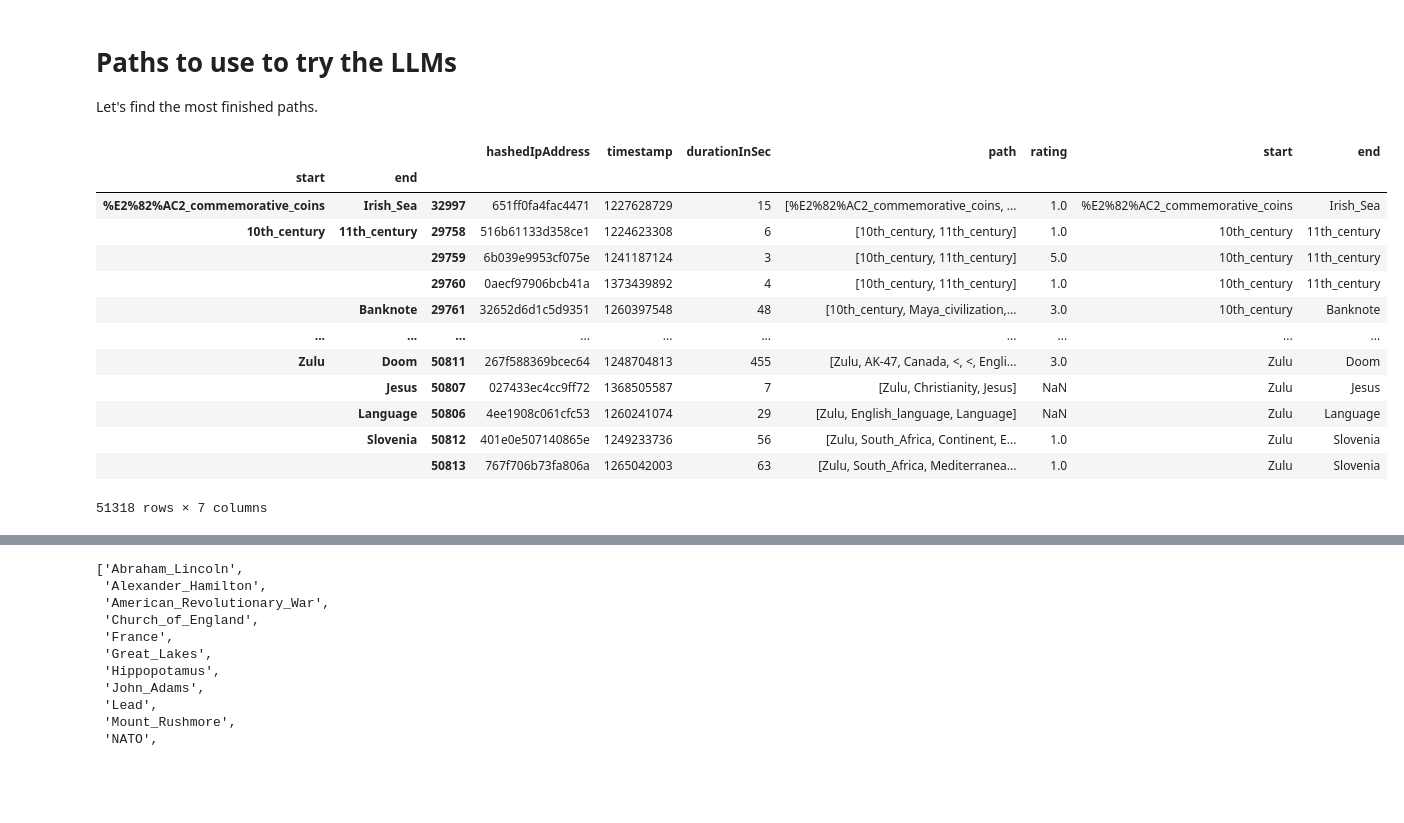
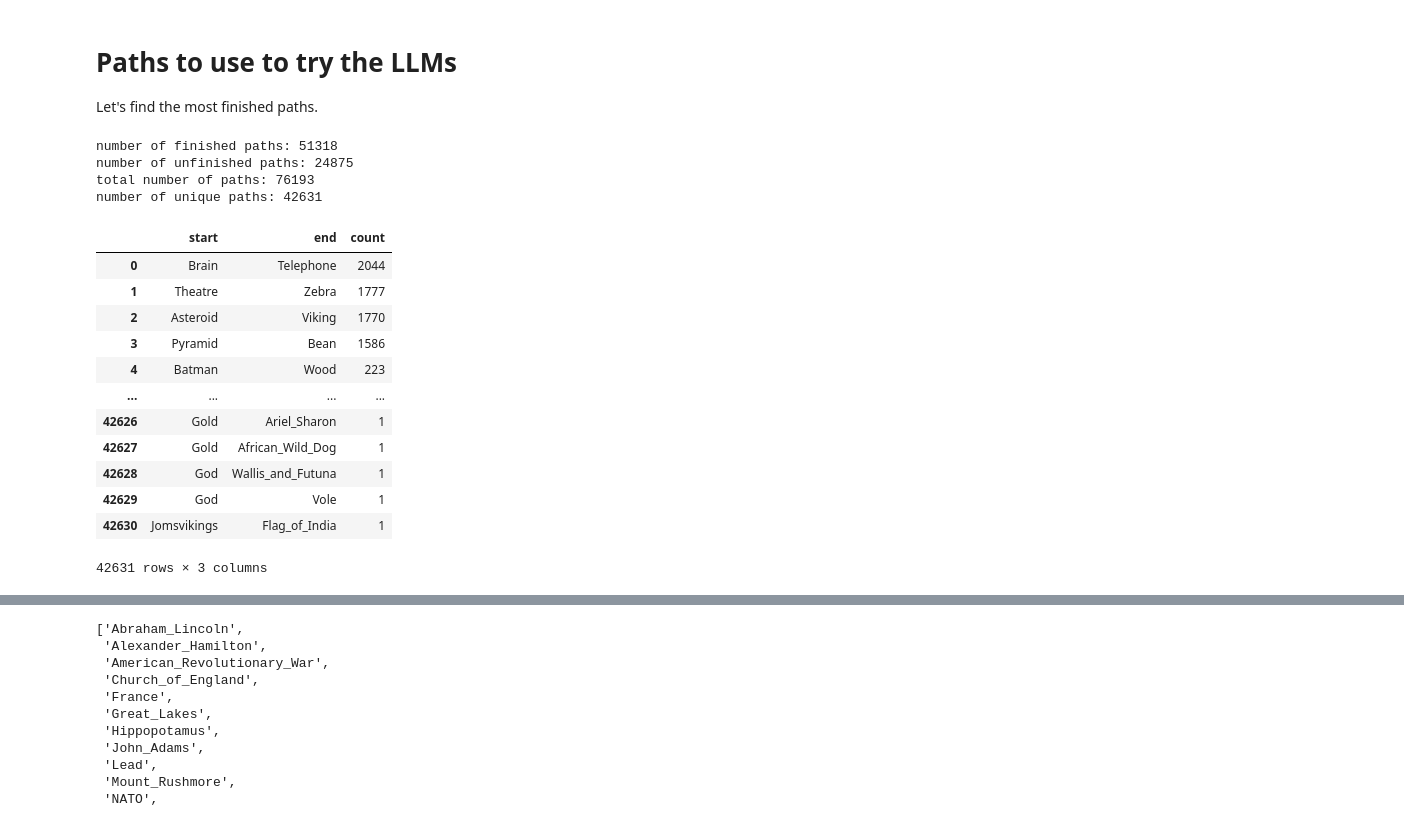
Before and after one commit to epfl-ada/ada-2024-project-outlier-1, a Jupyter notebook: test_ollama.ipynb, the cells around one changed output, grey strips where cells are left out. Drawn from its saved outputs; the diff is of its cells as text; code cells hidden in the pictures; blank space fills up the shorter version.

```diff
--- a/test_ollama.ipynb
+++ b/test_ollama.ipynb
@@ -27,30 +31,48 @@ Let's find the most finished paths.
 # %%
 import pandas as pd
 import os
 
 DATA_PATH = 'data/wikispeedia_paths-and-graph/'
 
 # load tsv files into pandas dataframes
 path_finished = pd.read_csv(os.path.join(DATA_PATH, 'paths_finished.tsv'), sep='\t', comment='#', names=['hashedIpAddress', 'timestamp', 'durationInSec', 'path', 'rating'])
-df_links = pd.read_csv(os.path.join(DATA_PATH, 'links.tsv'), sep='\t', comment='#', names=['linkSource', 'linkTarget'])
+path_unfinished = pd.read_csv(os.path.join(DATA_PATH, 'paths_unfinished.tsv'), sep='\t', comment='#', names=["hashedIpAddress", "timestamp", "durationInSec", "path", "target", "type"])
+print(f"number of finished paths: {len(path_finished)}")
+print(f"number of unfinished paths: {len(path_unfinished)}")
+print(f"total number of paths: {len(path_finished) + len(path_unfinished)}")
+
 path_finished.path = path_finished.path.str.split(';')
+path_finished["length"] = path_finished.path.map(len)
 path_finished['start'] = path_finished.path.str[0]
 path_finished['end'] = path_finished.path.str[-1]
+path_unfinished.path = path_unfinished.path.str.split(';')
+path_unfinished["start"] = path_unfinished.path.str[0]
+path_unfinished["end"] = path_unfinished.target
+path_finished["finished"] = 1
+path_unfinished["finished"] = 0
+path_finished["count"] = 1
+path_unfinished["count"] = 1
 
-by_path = path_finished.groupby(by=['start', 'end']).apply(lambda x: x)
+# combine finished and unfinished paths
+paths = pd.concat([path_finished[['start','end','count']], path_unfinished[['start','end','count']]])
+by_path = paths[["start","end","count"]].groupby(by=['start', 'end']).count().sort_values(by='count', ascending=False).reset_index()
+print(f"number of unique paths: {len(by_path)}")
 by_path
 # %% [output]
+number of finished paths: 51318
+number of unfinished paths: 24875
+total number of paths: 76193
+number of unique paths: 42631
-|  |  |  | hashedIpAddress | timestamp | durationInSec | path | rating | start | end |
-| start | end |  |  |  |  |  |  |  |  |
-| %E2%82%AC2_commemorative_coins | Irish_Sea | 32997 | 651ff0fa4fac4471 | 1227628729 | 15 | [%E2%82%AC2_commemorative_coins, ... | 1.0 | %E2%82%AC2_commemorative_coins | Irish_Sea |
-| 10th_century | 11th_century | 29758 | 516b61133d358ce1 | 1224623308 | 6 | [10th_century, 11th_century] | 1.0 | 10th_century | 11th_century |
-|  |  | 29759 | 6b039e9953cf075e | 1241187124 | 3 | [10th_century, 11th_century] | 5.0 | 10th_century | 11th_century |
-|  |  | 29760 | 0aecf97906bcb41a | 1373439892 | 4 | [10th_century, 11th_century] | 1.0 | 10th_century | 11th_century |
-|  | Banknote | 29761 | 32652d6d1c5d9351 | 1260397548 | 48 | [10th_century, Maya_civilization,... | 3.0 | 10th_century | Banknote |
-| ... | ... | ... | ... | ... | ... | ... | ... | ... | ... |
-| Zulu | Doom | 50811 | 267f588369bcec64 | 1248704813 | 455 | [Zulu, AK-47, Canada, <, <, Engli... | 3.0 | Zulu | Doom |
-|  | Jesus | 50807 | 027433ec4cc9ff72 | 1368505587 | 7 | [Zulu, Christianity, Jesus] | NaN | Zulu | Jesus |
-|  | Language | 50806 | 4ee1908c061cfc53 | 1260241074 | 29 | [Zulu, English_language, Language] | NaN | Zulu | Language |
-|  | Slovenia | 50812 | 401e0e507140865e | 1249233736 | 56 | [Zulu, South_Africa, Continent, E... | 1.0 | Zulu | Slovenia |
-|  |  | 50813 | 767f706b73fa806a | 1265042003 | 63 | [Zulu, South_Africa, Mediterranea... | 1.0 | Zulu | Slovenia |
+|  | start | end | count |
+| 0 | Brain | Telephone | 2044 |
+| 1 | Theatre | Zebra | 1777 |
+| 2 | Asteroid | Viking | 1770 |
+| 3 | Pyramid | Bean | 1586 |
+| 4 | Batman | Wood | 223 |
+| ... | ... | ... | ... |
+| 42626 | Gold | Ariel_Sharon | 1 |
+| 42627 | Gold | African_Wild_Dog | 1 |
+| 42628 | God | Wallis_and_Futuna | 1 |
+| 42629 | God | Vole | 1 |
+| 42630 | Jomsvikings | Flag_of_India | 1 |
-51318 rows × 7 columns
+42631 rows × 3 columns
```
Also changed, not shown: parts of 13 cells of this notebook.
